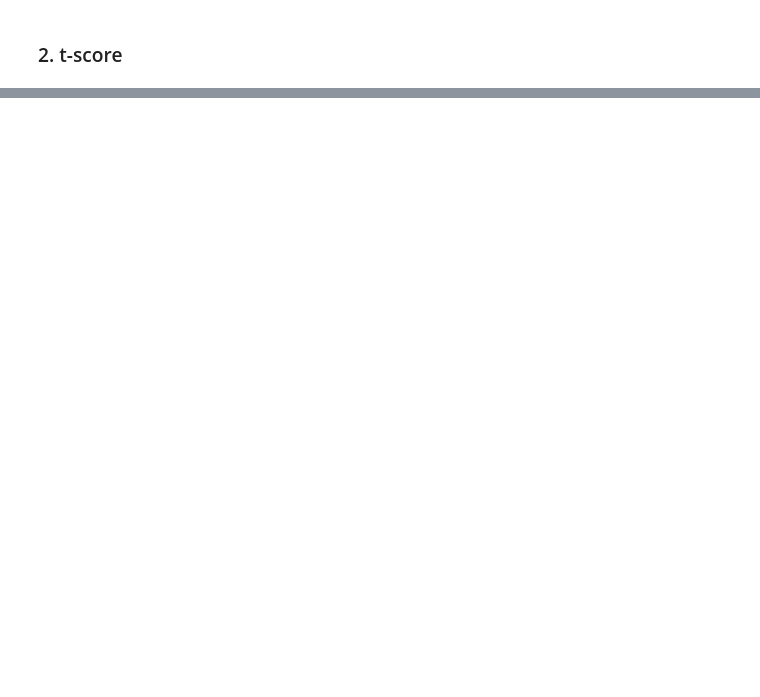
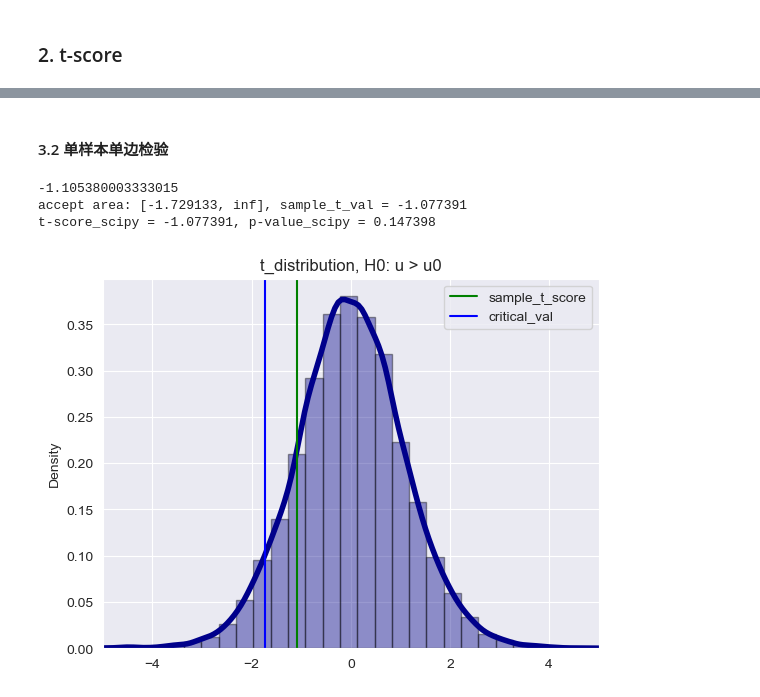
Before and after one commit to Lvseguiji/ZMJ_Whale_DS, a Jupyter notebook: Stats/07.Presentation.ipynb, the cells around one changed output, grey strips where cells are left out. Drawn from its saved outputs; the diff is of its cells as text; code cells hidden in the pictures; blank space fills up the shorter version.

```diff
--- a/Stats/07.Presentation.ipynb
+++ b/Stats/07.Presentation.ipynb
@@ -137,0 +151,33 @@ t-score_scipy = 0.029867, p-value_scipy = 0.976484
+# %% [markdown]
+#### 3.2 单样本单边检验
+# %%
+# left tailed t-test
+# H0: u > u0, 班级均分大于学校整体均分，采用左尾单边检测
+class_score = np.random.choice(school_score, sample_size)  # sample
+t_by_hand = (np.mean(class_score)-80)/(np.std(class_score)/np.sqrt(20))
+print(t_by_hand)
+t_score = t_val(class_score, 'left')  # randomly pick 20 scores
+t_critical_val = t.ppf(q=alpha,df=df) # 左尾单边检验下的t界值
+fig = plt.figure()
+ax2 = fig.subplots()
+# ax2.hist(t_distribution, edgecolor='black', bins=30)
+# create density curve
+sns.distplot(t_distribution,hist=True, kde=True,
+             bins=int(180/5), color = 'darkblue',
+             hist_kws={'edgecolor':'black'},
+             kde_kws={'linewidth': 4})
+ax2.axvline(x = t_score, color = 'g', label = 'sample_t_score')
+ax2.axvline(x = t_critical_val, color = 'b', label = 'critical_val')
+ax2.set_title('t_distribution, H0: u > u0')
+ax2.set_xlim(-5,5)
+ax2.legend(loc='best')
+print('accept area: [%.6f, inf], sample_t_val = %.6f' % (t_critical_val, t_score))
+
+# calculate the p-value
+t_val_by_scipy, p_val_by_scipy = stats.ttest_1samp(class_score, popmean=80, alternative='less')
+print('t-score_scipy = %.6f, p-value_scipy = %.6f' % (t_val_by_scipy, p_val_by_scipy))
+# %% [output]
+-1.105380003333015
+accept area: [-1.729133, inf], sample_t_val = -1.077391
+t-score_scipy = -1.077391, p-value_scipy = 0.147398
+[figure, added]
```
Also changed, not shown: parts of 24 cells of this notebook, 1 other file.
